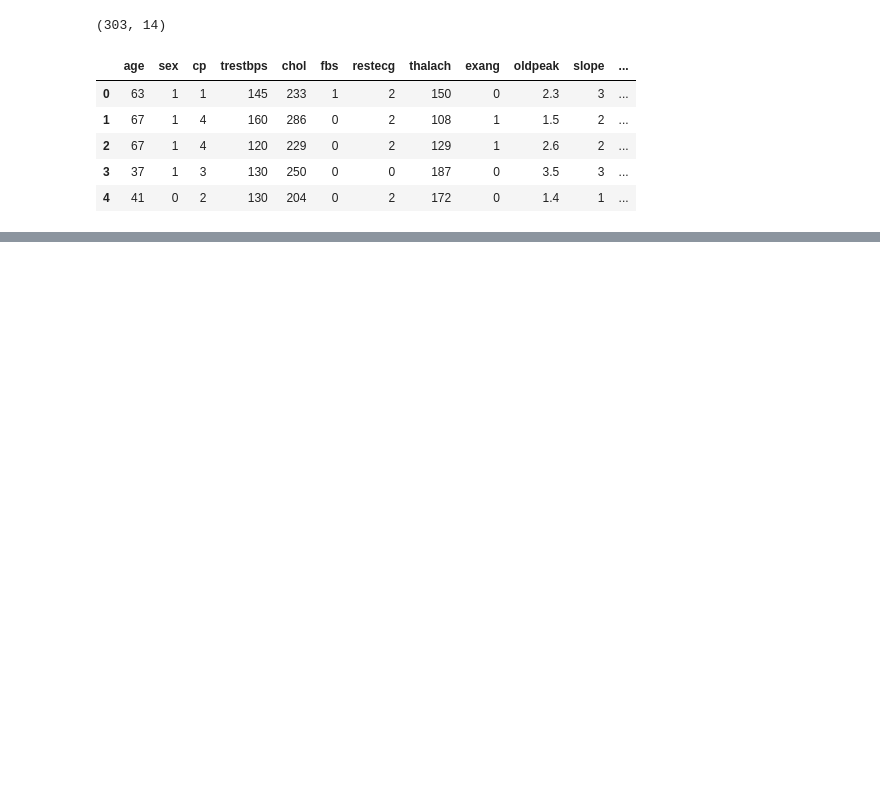
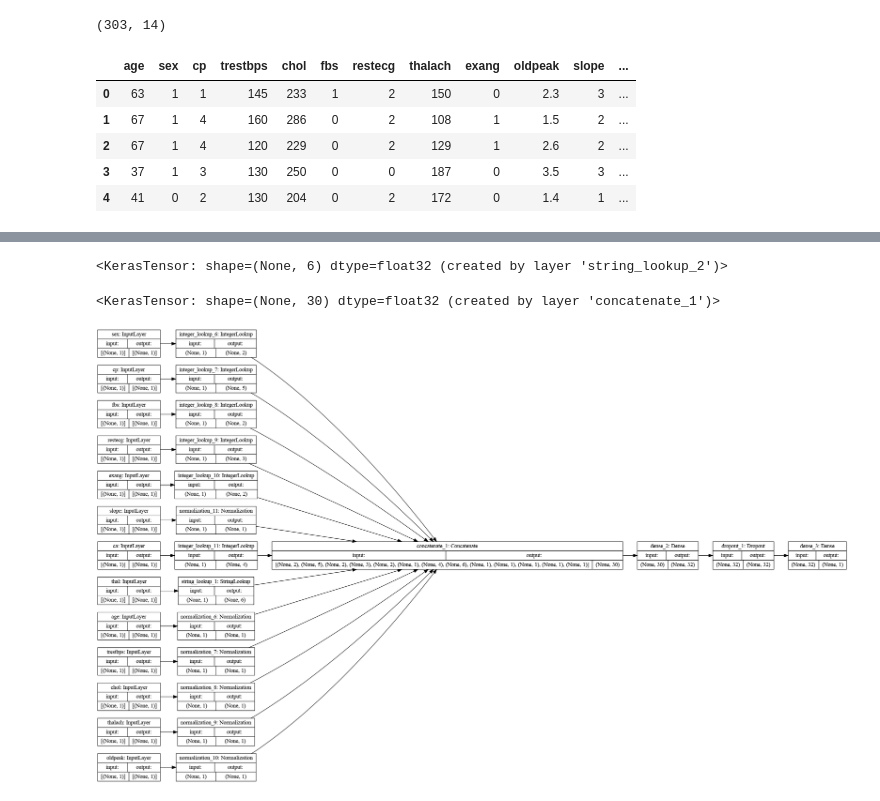
Before and after one commit to pappuks/keras-heart, a Jupyter notebook: Keras-Heart.ipynb, the cells around one changed output, grey strips where cells are left out. Saved outputs shown, nothing was run; the diff lists cells and outputs as text; code cells hidden in the pictures; blank space fills up the shorter version.

```diff
--- a/Keras-Heart.ipynb
+++ b/Keras-Heart.ipynb
@@ -22,0 +148,47 @@ dataframe.head()
+# %%
+# String categorical features
+thal_encoded = encode_categorical_feature(thal, "thal", train_ds, True)
+thal_encoded
+# %% [output]
+<KerasTensor: shape=(None, 6) dtype=float32 (created by layer 'string_lookup_2')>
+# %%
+# Numerical features
+age_encoded = encode_numerical_feature(age, "age", train_ds)
+trestbps_encoded = encode_numerical_feature(trestbps, "trestbps", train_ds)
+chol_encoded = encode_numerical_feature(chol, "chol", train_ds)
+thalach_encoded = encode_numerical_feature(thalach, "thalach", train_ds)
+oldpeak_encoded = encode_numerical_feature(oldpeak, "oldpeak", train_ds)
+slope_encoded = encode_numerical_feature(slope, "slope", train_ds)
+# %%
+all_features = layers.concatenate(
+    [
+        sex_encoded,
+        cp_encoded,
+        fbs_encoded,
+        restecg_encoded,
+        exang_encoded,
+        slope_encoded,
+        ca_encoded,
+        thal_encoded,
+        age_encoded,
+        trestbps_encoded,
+        chol_encoded,
+        thalach_encoded,
+        oldpeak_encoded,
+    ]
+)
+# %%
+all_features
+# %% [output]
+<KerasTensor: shape=(None, 30) dtype=float32 (created by layer 'concatenate_1')>
+# %%
+x = layers.Dense(32, activation="relu")(all_features)
+x = layers.Dropout(0.5)(x)
+output = layers.Dense(1, activation="sigmoid")(x)
+model = keras.Model(all_inputs, output)
+model.compile("adam", "binary_crossentropy", metrics=["accuracy"])
+# %%
+# `rankdir='LR'` is to make the graph horizontal.
+keras.utils.plot_model(model, show_shapes=True, rankdir="LR")
+# %% [output]
+[figure, added]
```
Also changed, not shown: parts of 23 cells of this notebook.
